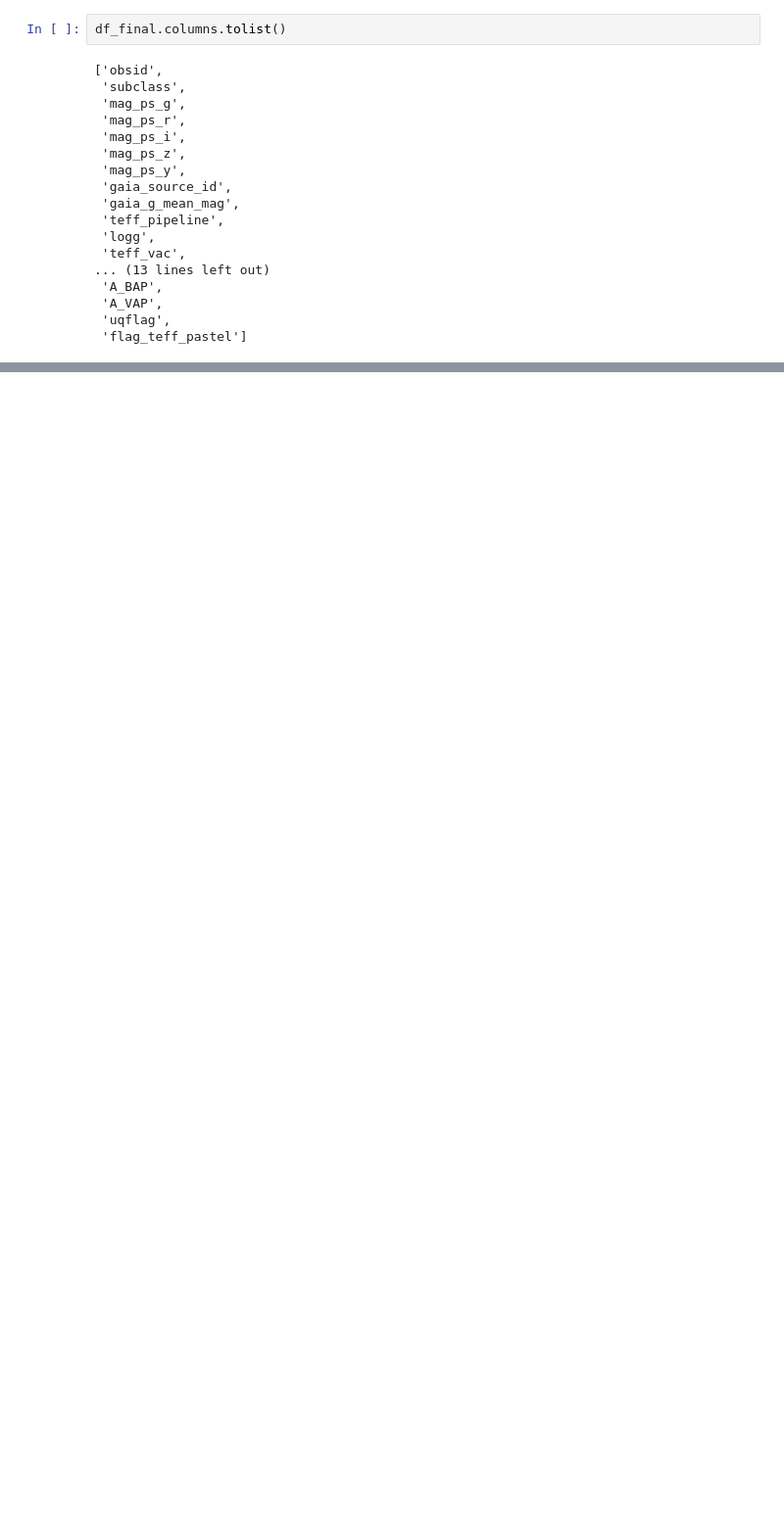
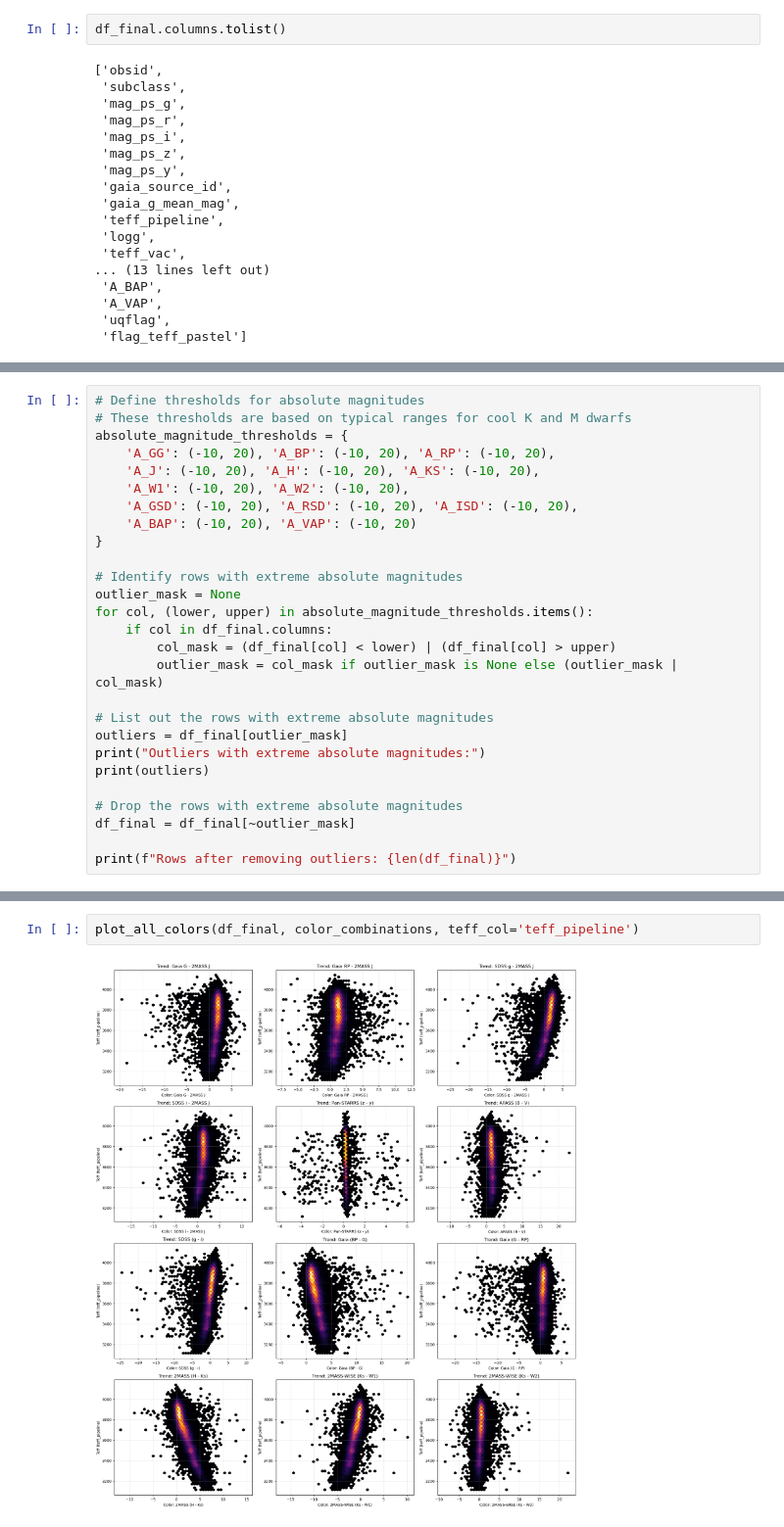
Before and after one commit to BrightonLiu-zZ/cool-dwarf_stellar_parameter_inference_from_survey_data, a Jupyter notebook: notebooks/LAMOST_2_data_preprocessing.ipynb, the cells around one changed output, grey strips where cells are left out. Shown at 98% size. Cells and saved outputs as stored; diff of their text form; blank space fills up the shorter version.

```diff
--- a/notebooks/LAMOST_2_data_preprocessing.ipynb
+++ b/notebooks/LAMOST_2_data_preprocessing.ipynb
@@ -349,0 +341,27 @@ df_final.columns.tolist()
+# %%
+# Define thresholds for absolute magnitudes
+# These thresholds are based on typical ranges for cool K and M dwarfs
+absolute_magnitude_thresholds = {
+    'A_GG': (-10, 20), 'A_BP': (-10, 20), 'A_RP': (-10, 20),
+    'A_J': (-10, 20), 'A_H': (-10, 20), 'A_KS': (-10, 20),
+    'A_W1': (-10, 20), 'A_W2': (-10, 20),
+    'A_GSD': (-10, 20), 'A_RSD': (-10, 20), 'A_ISD': (-10, 20),
+    'A_BAP': (-10, 20), 'A_VAP': (-10, 20)
+}
+
+# Identify rows with extreme absolute magnitudes
+outlier_mask = None
+for col, (lower, upper) in absolute_magnitude_thresholds.items():
+    if col in df_final.columns:
+        col_mask = (df_final[col] < lower) | (df_final[col] > upper)
+        outlier_mask = col_mask if outlier_mask is None else (outlier_mask | col_mask)
+
+# List out the rows with extreme absolute magnitudes
+outliers = df_final[outlier_mask]
+print("Outliers with extreme absolute magnitudes:")
+print(outliers)
+
+# Drop the rows with extreme absolute magnitudes
+df_final = df_final[~outlier_mask]
+
+print(f"Rows after removing outliers: {len(df_final)}")
@@ -349,0 +474,4 @@ df_final.columns.tolist()
+# %%
+plot_all_colors(df_final, color_combinations, teff_col='teff_pipeline')
+# %% [output]
+[figure, added]
```
Also changed, not shown: parts of 8 cells of this notebook.
